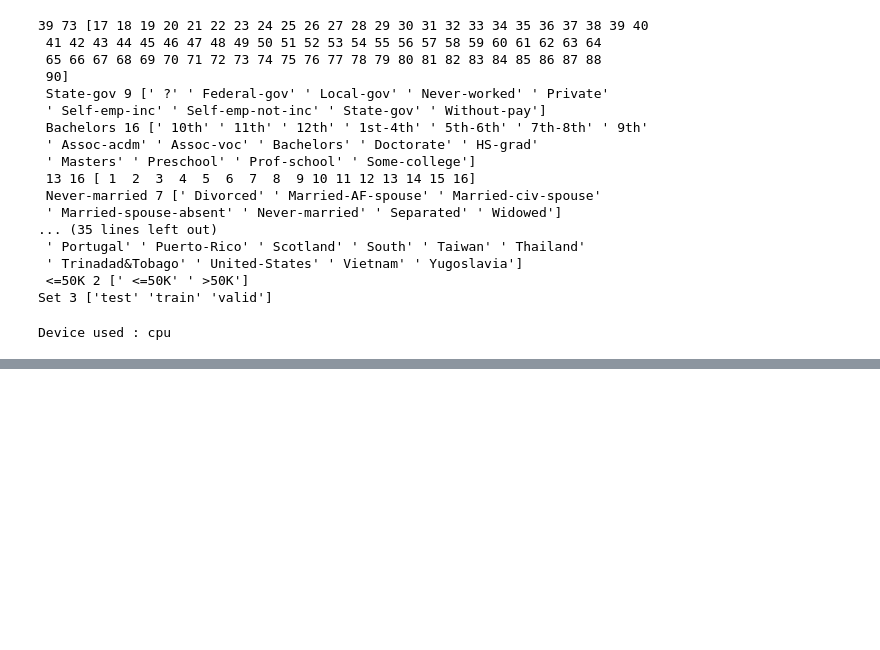
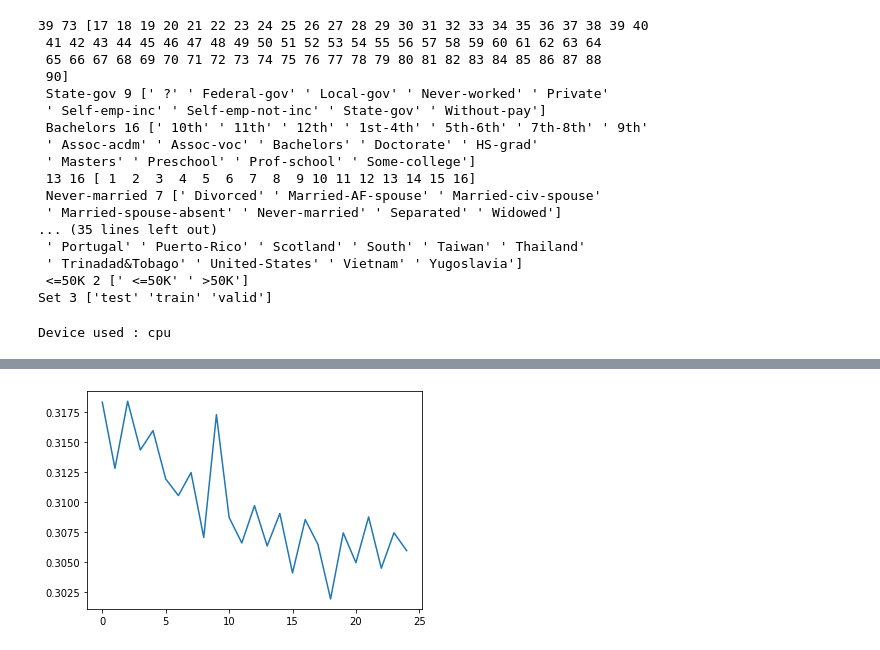
Before and after one commit to Kwan-Gu/data_science, a Jupyter notebook: ML/TabNet/example_binary_classification.ipynb, the cells around one changed output, grey strips where cells are left out. Drawn from its saved outputs; the diff is of its cells as text; code cells hidden in the pictures; blank space fills up the shorter version.

```diff
--- a/ML/TabNet/example_binary_classification.ipynb
+++ b/ML/TabNet/example_binary_classification.ipynb
@@ -135,0 +137,7 @@ KeyboardInterrupt:
+# %%
+import matplotlib.pyplot as plt
+# loss 시각화
+plt.plot(clf.history['loss'])
+plt.show()
+# %% [output]
+[figure, added]
```
Also changed, not shown: parts of 10 cells of this notebook, 2 other files.
